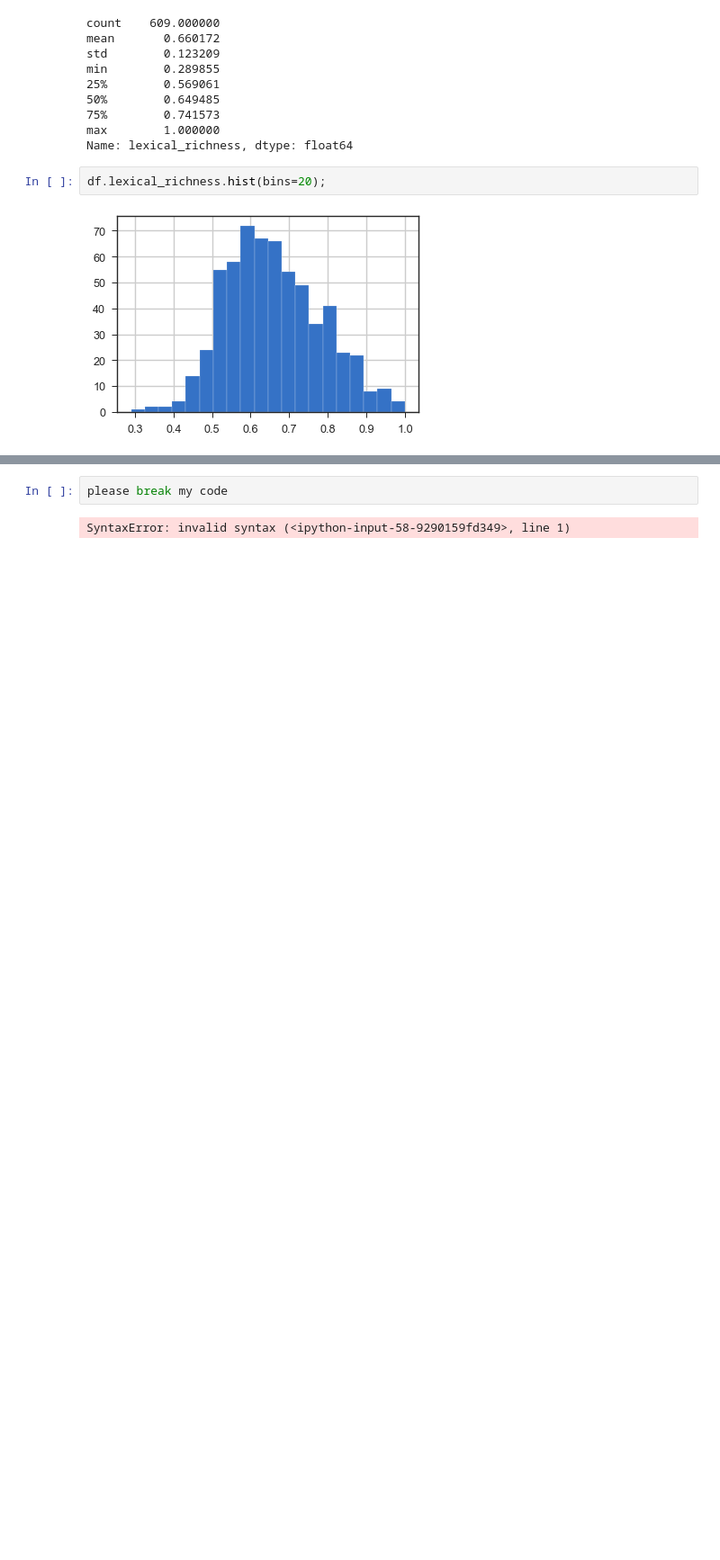
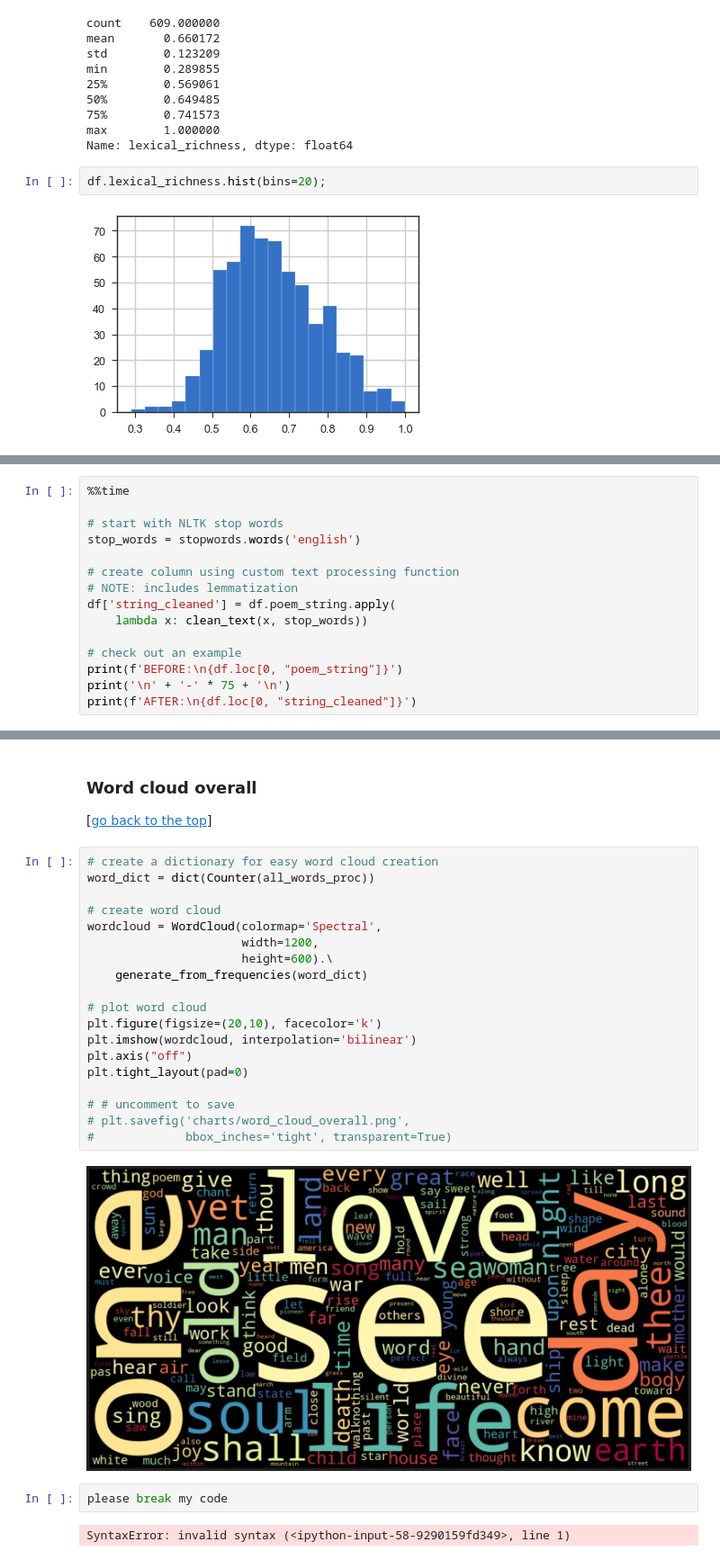
Before and after one commit to p-szymo/whitman_analysis, a Jupyter notebook: nlp_analysis.ipynb, the cells around one changed output, grey strips where cells are left out. Shown at 90% size. Drawn from its saved outputs; the diff is of its cells as text; blank space fills up the shorter version.

```diff
--- a/nlp_analysis.ipynb
+++ b/nlp_analysis.ipynb
@@ -612,0 +655,15 @@ df.lexical_richness.hist(bins=20);
+# %%
+%%time
+
+# start with NLTK stop words
+stop_words = stopwords.words('english')
+
+# create column using custom text processing function
+# NOTE: includes lemmatization
+df['string_cleaned'] = df.poem_string.apply(
+    lambda x: clean_text(x, stop_words))
+
+# check out an example
+print(f'BEFORE:\n{df.loc[0, "poem_string"]}')
+print('\n' + '-' * 75 + '\n')
+print(f'AFTER:\n{df.loc[0, "string_cleaned"]}')
@@ -613,3 +772,28 @@ df.lexical_richness.hist(bins=20);
+# %% [markdown]
+### Word cloud overall
+
+[[go back to the top](#Leaves-of-Grass-Analysis)]
+# %%
+# create a dictionary for easy word cloud creation
+word_dict = dict(Counter(all_words_proc))
+
+# create word cloud
+wordcloud = WordCloud(colormap='Spectral',
+                      width=1200,
+                      height=600).\
+    generate_from_frequencies(word_dict)
+
+# plot word cloud
+plt.figure(figsize=(20,10), facecolor='k')
+plt.imshow(wordcloud, interpolation='bilinear')
+plt.axis("off")
+plt.tight_layout(pad=0)
+
+# # uncomment to save
+# plt.savefig('charts/word_cloud_overall.png',
+#             bbox_inches='tight', transparent=True)
+# %% [output]
+[figure, added]
 # %%
 please break my code
 # %% [output]
```
Also changed, not shown: parts of 18 cells of this notebook.
